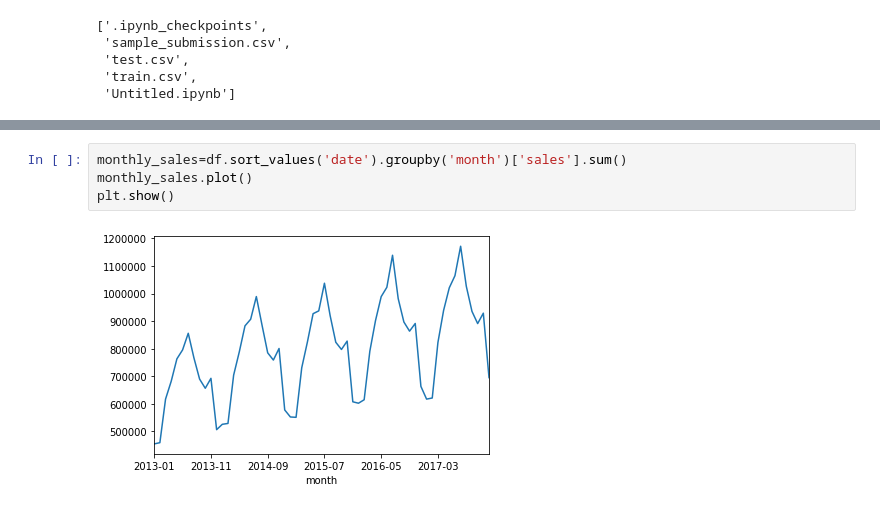
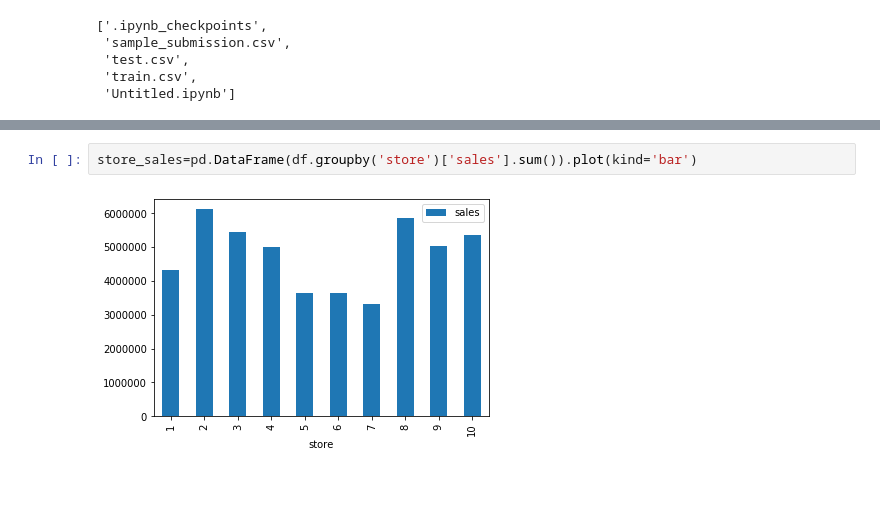
Before and after one commit to kevinclee26/time_series_analysis, a Jupyter notebook: demand-forecasting-kernels-only/Untitled.ipynb, the cells around one changed output, grey strips where cells are left out. Saved outputs shown, nothing was run; the diff lists cells and outputs as text.

```diff
--- a/demand-forecasting-kernels-only/Untitled.ipynb
+++ b/demand-forecasting-kernels-only/Untitled.ipynb
@@ -57,6 +55,4 @@ df.head(100)
-# %%
-monthly_sales=df.sort_values('date').groupby('month')['sales'].sum()
-monthly_sales.plot()
-plt.show()
-# %% [output]
-[figure, removed]
+# %%
+store_sales=pd.DataFrame(df.groupby('store')['sales'].sum()).plot(kind='bar')
+# %% [output]
+[figure, added]
```
Also changed, not shown: parts of 10 cells of this notebook, 2 other files.
